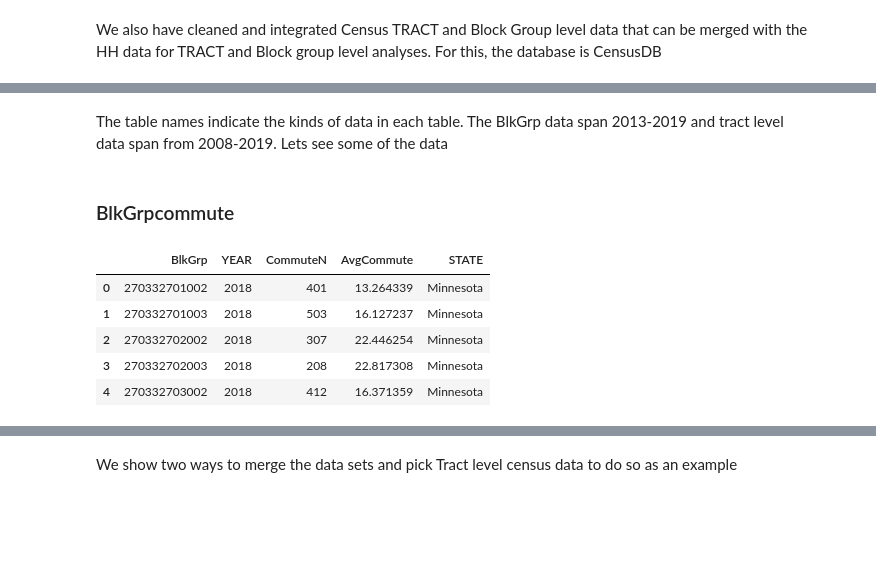
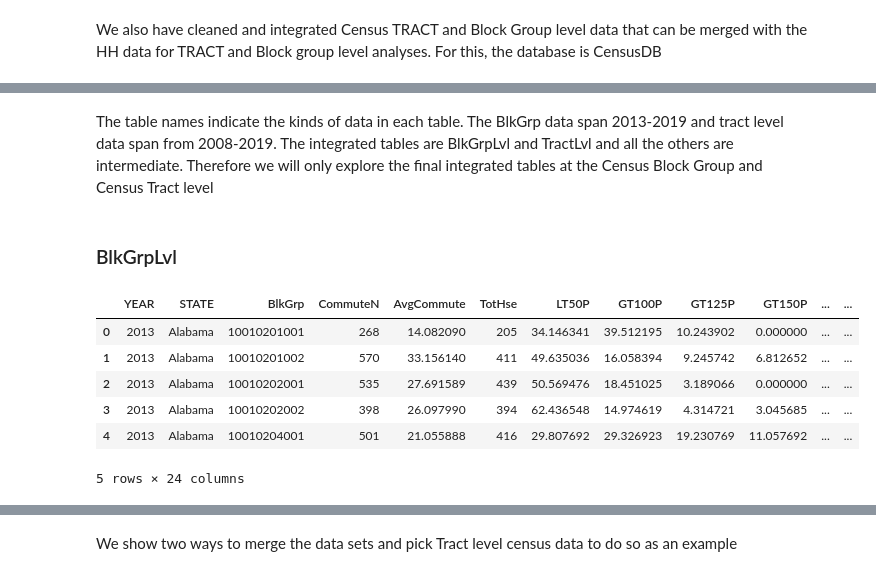
Before and after one commit to gdhungana/cdp-proc, a Jupyter notebook: docs/HH_Census_datasets_DataArts.ipynb, the cells around one changed output, grey strips where cells are left out. Cells and saved outputs as stored; diff of their text form; code cells hidden in the pictures; blank space fills up the shorter version.

```diff
--- a/docs/HH_Census_datasets_DataArts.ipynb
+++ b/docs/HH_Census_datasets_DataArts.ipynb
@@ -307,16 +312,17 @@ Tracthshld
 # %% [markdown]
-The table names indicate the kinds of data in each table. The BlkGrp data span 2013-2019 and tract level data span from 2008-2019. Lets see some of the data
+The table names indicate the kinds of data in each table. The BlkGrp data span 2013-2019 and tract level data span from 2008-2019. The integrated tables are BlkGrpLvl and TractLvl and all the others are intermediate. Therefore we will only explore the final integrated tables at the Census Block Group and Census Tract level
 # %% [markdown]
-### BlkGrpcommute
+### BlkGrpLvl
 # %%
-sqlquery='select * from BlkGrpcommute'
-BlkComDF=load_data(cnxnCNS,sqlquery)
-BlkComDF.head()
+sqlquery='select top 100 * from BlkGrpLvl'
+BlkGrpDF=load_data(cnxnCNS,sqlquery)
+BlkGrpDF.head()
 # %% [output]
-|  | BlkGrp | YEAR | CommuteN | AvgCommute | STATE |
-| 0 | 270332701002 | 2018 | 401 | 13.264339 | Minnesota |
-| 1 | 270332701003 | 2018 | 503 | 16.127237 | Minnesota |
-| 2 | 270332702002 | 2018 | 307 | 22.446254 | Minnesota |
-| 3 | 270332702003 | 2018 | 208 | 22.817308 | Minnesota |
-| 4 | 270332703002 | 2018 | 412 | 16.371359 | Minnesota |
+|  | YEAR | STATE | BlkGrp | CommuteN | AvgCommute | TotHse | LT50P | GT100P | GT125P | GT150P | ... | ... |
+| 0 | 2013 | Alabama | 10010201001 | 268 | 14.082090 | 205 | 34.146341 | 39.512195 | 10.243902 | 0.000000 | ... | ... |
+| 1 | 2013 | Alabama | 10010201002 | 570 | 33.156140 | 411 | 49.635036 | 16.058394 | 9.245742 | 6.812652 | ... | ... |
+| 2 | 2013 | Alabama | 10010202001 | 535 | 27.691589 | 439 | 50.569476 | 18.451025 | 3.189066 | 0.000000 | ... | ... |
+| 3 | 2013 | Alabama | 10010202002 | 398 | 26.097990 | 394 | 62.436548 | 14.974619 | 4.314721 | 3.045685 | ... | ... |
+| 4 | 2013 | Alabama | 10010204001 | 501 | 21.055888 | 416 | 29.807692 | 29.326923 | 19.230769 | 11.057692 | ... | ... |
+5 rows × 24 columns
 # %% [markdown]
```
Also changed, not shown: parts of 15 cells of this notebook, 1 other file.
